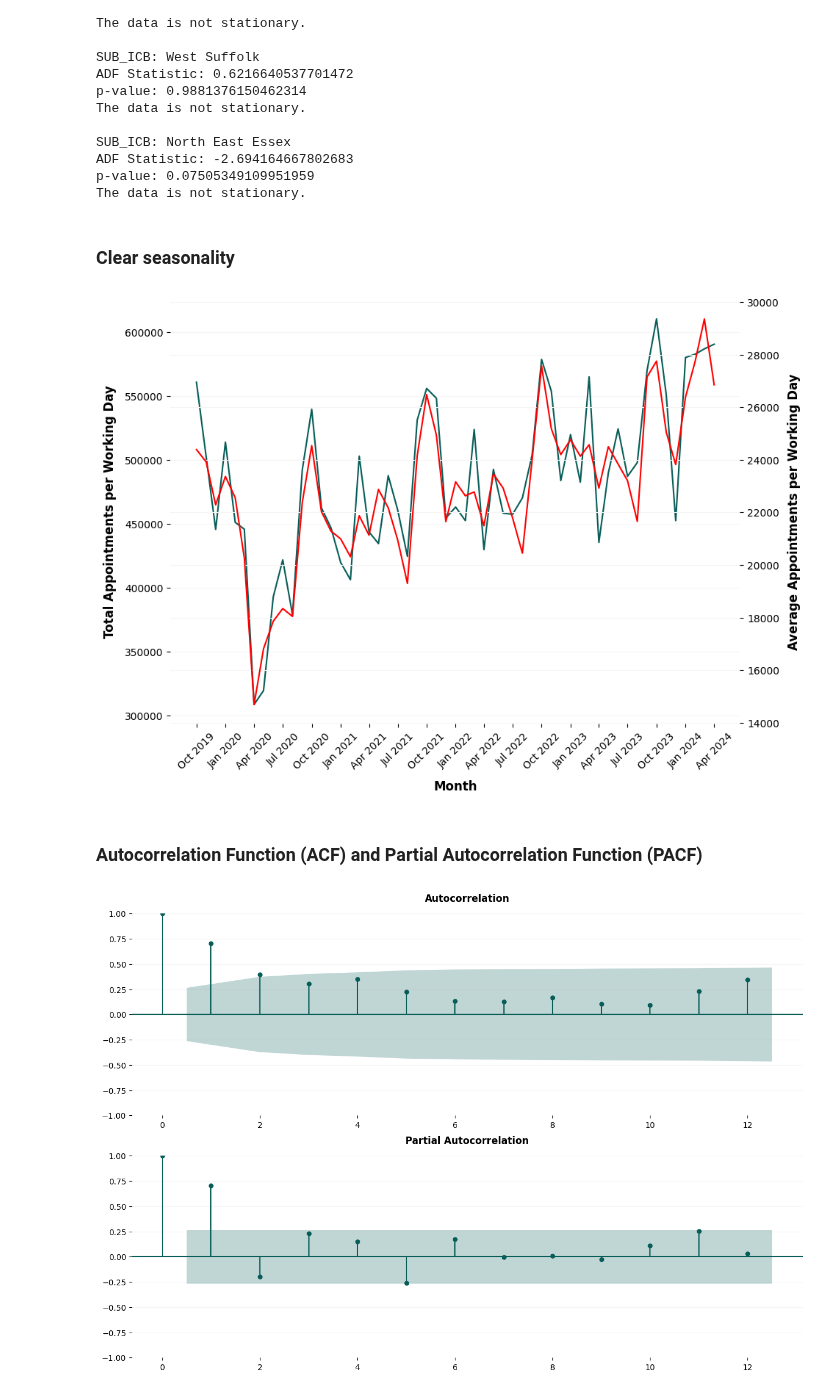
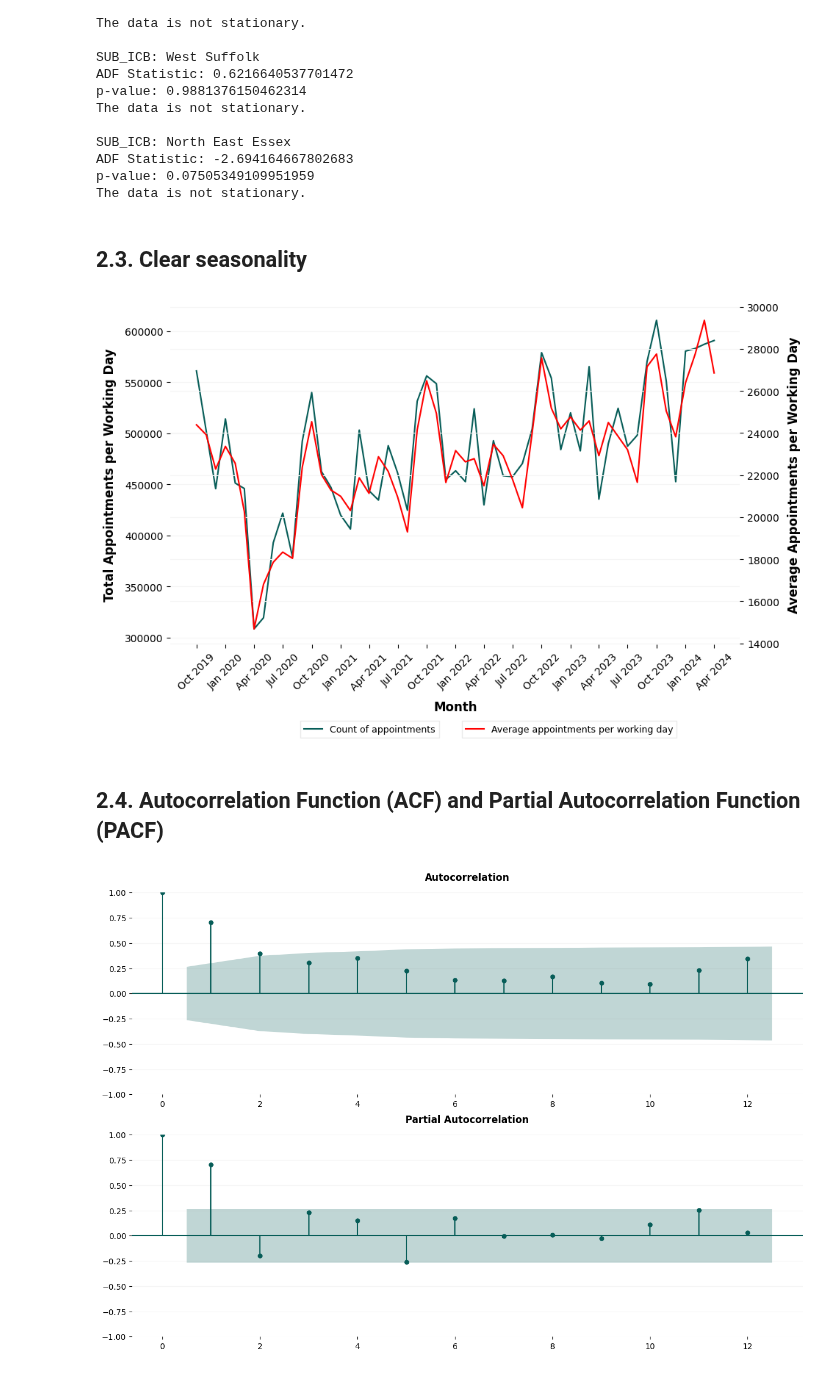
Before and after one commit to SNEE-ICS/PrimaryCareDemandAndCapacity, a Jupyter notebook: notebooks/2a_NumAppointments_forecast.ipynb, the cells around one changed output. Cells and saved outputs as stored; diff of their text form; code cells hidden in the pictures.

```diff
--- a/notebooks/2a_NumAppointments_forecast.ipynb
+++ b/notebooks/2a_NumAppointments_forecast.ipynb
@@ -242,29 +222,26 @@ ADF Statistic: -2.694164667802683
 p-value: 0.07505349109951959
 The data is not stationary.
 # %% [markdown]
-### Clear seasonality
+## 2.3. Clear seasonality
 # %%
-fig, ax = plt.subplots(figsize=(10, 7.5))
+fig, ax = plt.subplots(figsize=(10, 6))
 ax2 = ax.twinx()
-ax.plot(monthly_appts_df['COUNT_OF_APPOINTMENTS'])
-ax2.plot(monthly_appts_df['AVG_APPTS_PER_WORKING_DAY'], color='r')
-# y axis title
+ax.plot(monthly_appts_df['COUNT_OF_APPOINTMENTS'], label='Count of appointments')
+ax2.plot(monthly_appts_df['AVG_APPTS_PER_WORKING_DAY'], color='r', label='Average appointments per working day')
 ax2.set_ylabel('Average Appointments per Working Day')
-# x axis title
 ax.set_ylabel('Total Appointments per Working Day')
-# x axis title
 ax.set_xlabel('Month')
-
 # change x axis format to month, year
 ax.xaxis.set_major_locator(mdates.MonthLocator(interval=3))
 ax.xaxis.set_major_formatter(mdates.DateFormatter("%b %Y"))
-# rotate x axis labels
 ax.tick_params(axis='x', rotation=45)
+ax.legend(loc='center', bbox_to_anchor=(0.35, -0.25), ncol=1)
+ax2.legend(loc='center', bbox_to_anchor=(0.7, -0.25), ncol=1)
 plt.show()
 # %% [output]
-[figure, old version]
+[figure, new version]
 # %% [markdown]
-### Autocorrelation Function (ACF) and Partial Autocorrelation Function (PACF)
+## 2.4. Autocorrelation Function (ACF) and Partial Autocorrelation Function (PACF)
 # %%
 # Plot ACF and PACF
 fig, ax = plt.subplots(2, 1, figsize=(15, 10))
```
Also changed, not shown: parts of 53 cells of this notebook.
